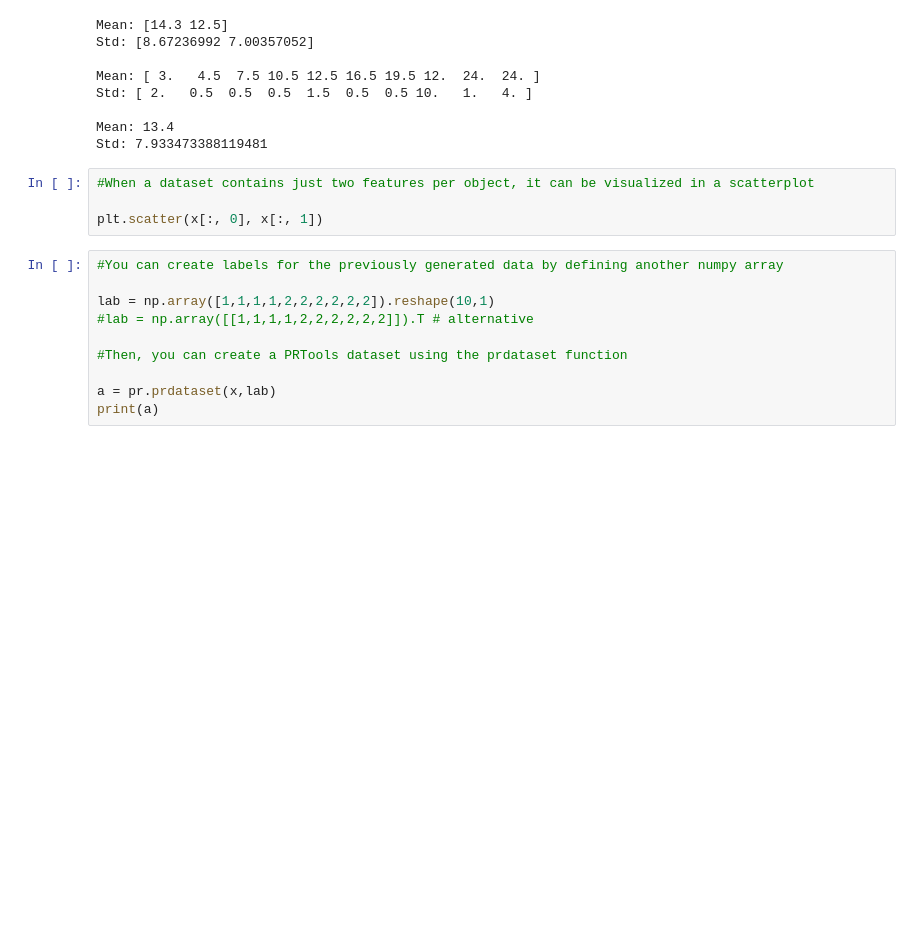
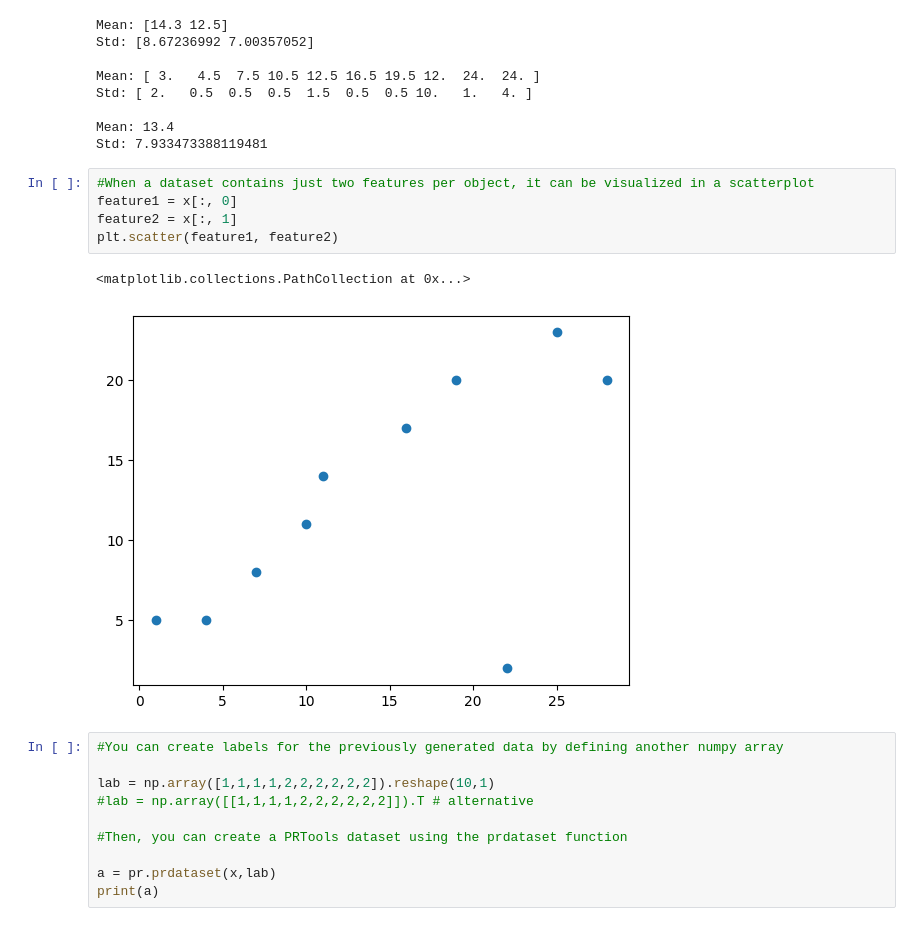
Before and after one commit to OmarTheMostWanted/CSE-DSAIT4005-Machine-and-Deep-Learning, a Jupyter notebook: Assignments/Assignment_1.ipynb, the cells around one changed output. Drawn from its saved outputs; the diff is of its cells as text; blank space fills up the shorter version.

```diff
--- a/Assignments/Assignment_1.ipynb
+++ b/Assignments/Assignment_1.ipynb
@@ -653,8 +744,12 @@ Mean: 13.4
 Std: 7.933473388119481
 # %%
 #When a dataset contains just two features per object, it can be visualized in a scatterplot
-
-plt.scatter(x[:, 0], x[:, 1])
+feature1 = x[:, 0]
+feature2 = x[:, 1]
+plt.scatter(feature1, feature2)
+# %% [output]
+<matplotlib.collections.PathCollection at 0x...>
+[figure, added]
 # %%
 #You can create labels for the previously generated data by defining another numpy array
 
```
Also changed, not shown: parts of 15 cells of this notebook, 1 other file.
